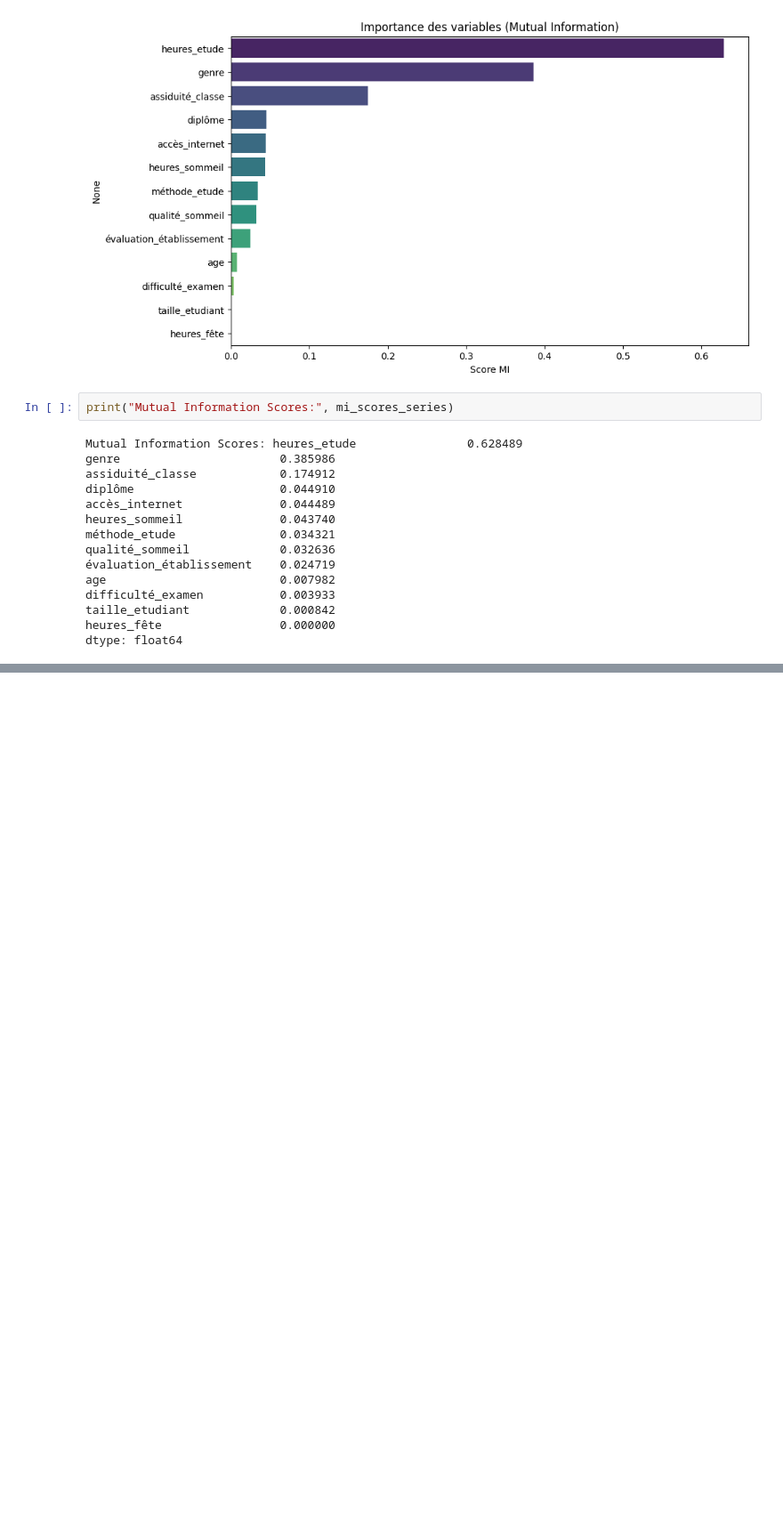
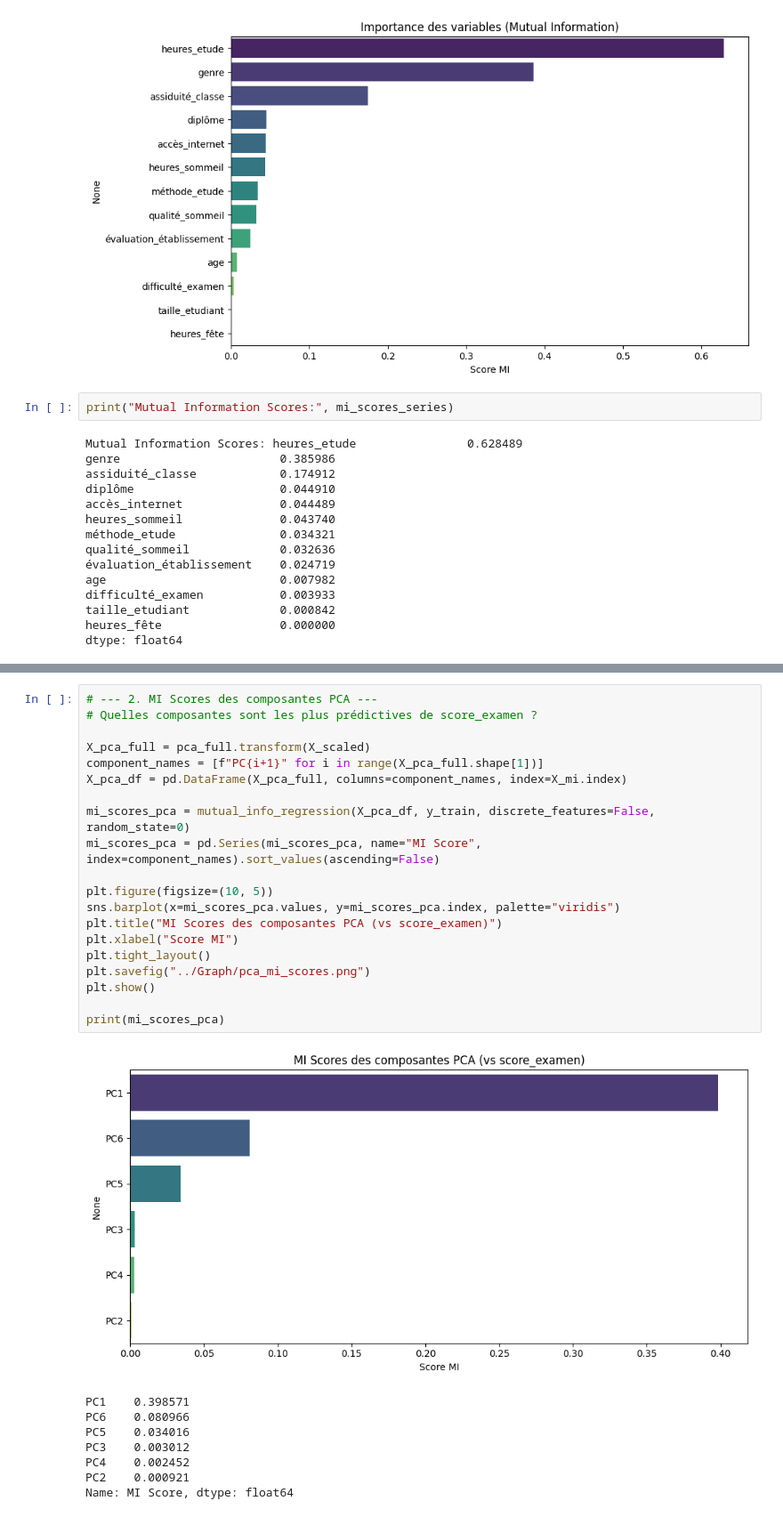
Before and after one commit to 21242NS/AILabs_2025_2026, a Jupyter notebook: Projet/Model1.ipynb, the cells around one changed output, grey strips where cells are left out. Shown at 89% size. Cells and saved outputs as stored; diff of their text form; blank space fills up the shorter version.

```diff
--- a/Projet/Model1.ipynb
+++ b/Projet/Model1.ipynb
@@ -169,0 +161,29 @@ plt.show()
+# %%
+# --- 2. MI Scores des composantes PCA ---
+# Quelles composantes sont les plus prédictives de score_examen ?
+
+X_pca_full = pca_full.transform(X_scaled)
+component_names = [f"PC{i+1}" for i in range(X_pca_full.shape[1])]
+X_pca_df = pd.DataFrame(X_pca_full, columns=component_names, index=X_mi.index)
+
+mi_scores_pca = mutual_info_regression(X_pca_df, y_train, discrete_features=False, random_state=0)
+mi_scores_pca = pd.Series(mi_scores_pca, name="MI Score", index=component_names).sort_values(ascending=False)
+
+plt.figure(figsize=(10, 5))
+sns.barplot(x=mi_scores_pca.values, y=mi_scores_pca.index, palette="viridis")
+plt.title("MI Scores des composantes PCA (vs score_examen)")
+plt.xlabel("Score MI")
+plt.tight_layout()
+plt.savefig("../Graph/pca_mi_scores.png")
+plt.show()
+
+print(mi_scores_pca)
+# %% [output]
+[figure, added]
+PC1    0.398571
+PC6    0.080966
+PC5    0.034016
+PC3    0.003012
+PC4    0.002452
+PC2    0.000921
+Name: MI Score, dtype: float64
```
Also changed, not shown: parts of 5 cells of this notebook.
